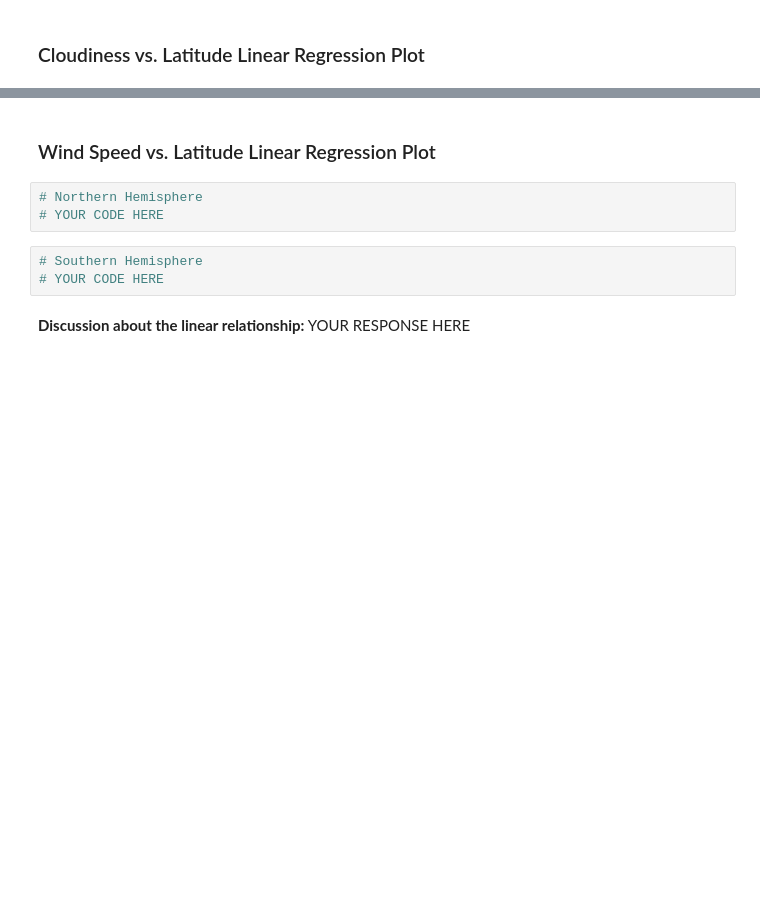
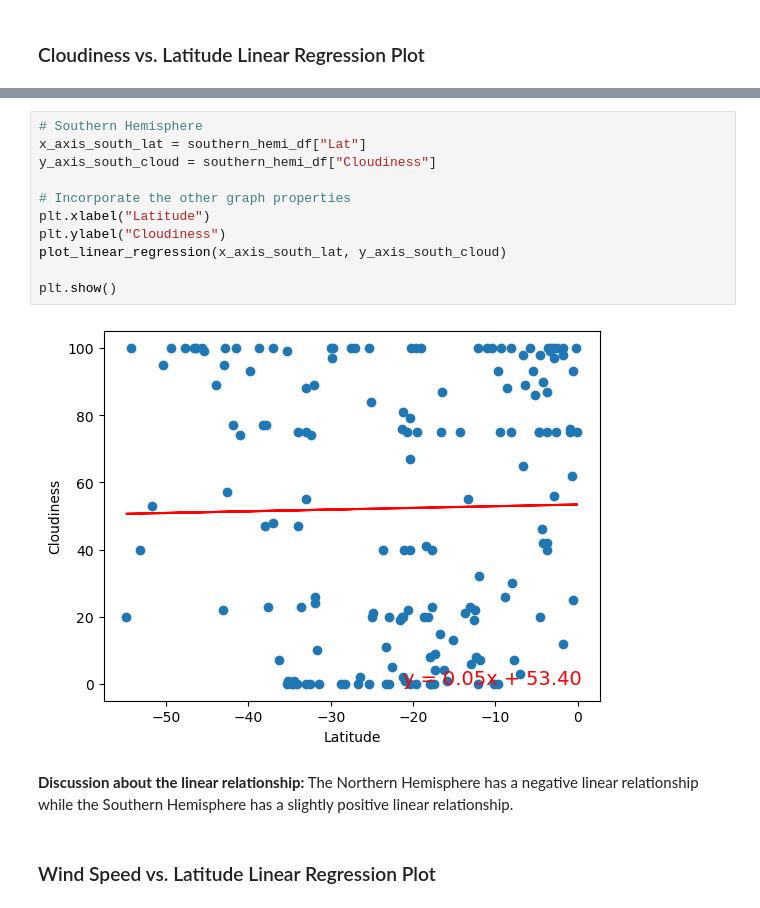
Before and after one commit to Momocat10/python-api-challenge, a Jupyter notebook: WeatherPy/WeatherPy.ipynb, the cells around one changed output, grey strips where cells are left out. Saved outputs shown, nothing was run; the diff lists cells and outputs as text; blank space fills up the shorter version.

```diff
--- a/WeatherPy/WeatherPy.ipynb
+++ b/WeatherPy/WeatherPy.ipynb
@@ -363,10 +388,17 @@ plt.show()
+# %%
+# Southern Hemisphere
+x_axis_south_lat = southern_hemi_df["Lat"]
+y_axis_south_cloud = southern_hemi_df["Cloudiness"]
+
+# Incorporate the other graph properties
+plt.xlabel("Latitude")
+plt.ylabel("Cloudiness")
+plot_linear_regression(x_axis_south_lat, y_axis_south_cloud)
+
+plt.show()
+# %% [output]
+[figure, added]
+# %% [markdown]
+**Discussion about the linear relationship:** The Northern Hemisphere has a negative linear relationship while the Southern Hemisphere has a slightly positive linear relationship.
 # %% [markdown]
 ### Wind Speed vs. Latitude Linear Regression Plot
-# %%
-# Northern Hemisphere
-# YOUR CODE HERE
-# %%
-# Southern Hemisphere
-# YOUR CODE HERE
-# %% [markdown]
-**Discussion about the linear relationship:** YOUR RESPONSE HERE
```
Also changed, not shown: parts of 25 cells of this notebook, 1 other file.
